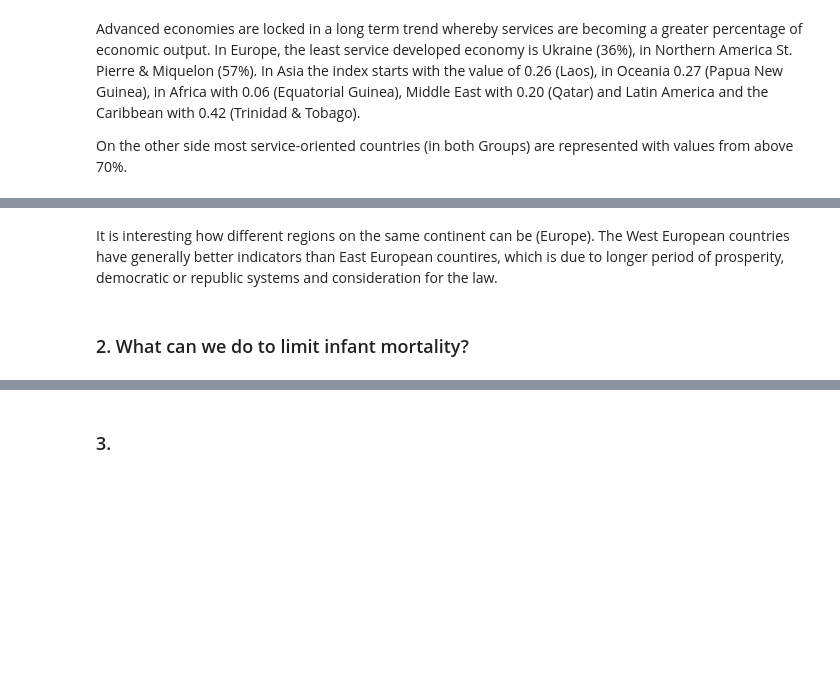
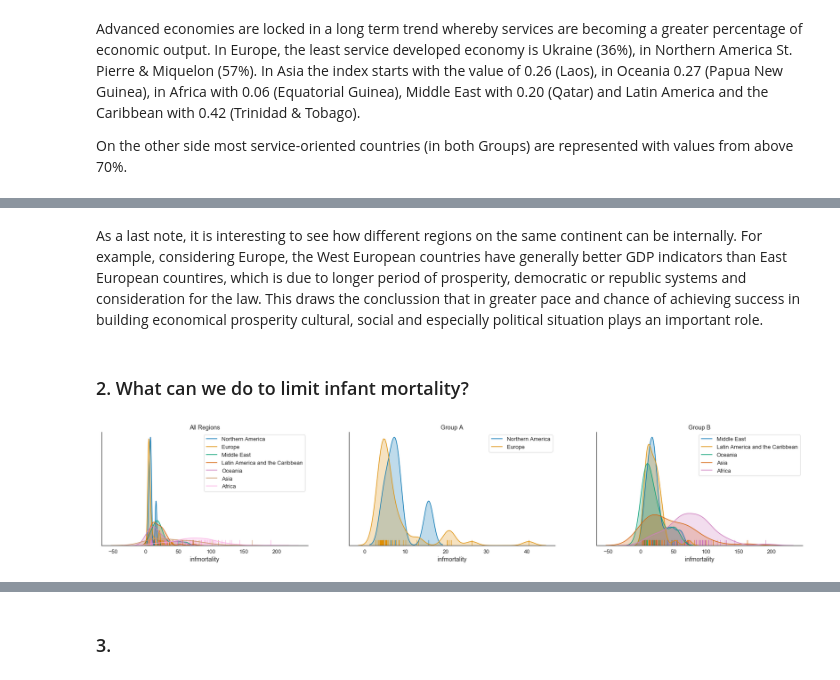
Before and after one commit to ksatola/Countries-of-the-World, a Jupyter notebook: workbook.ipynb, the cells around one changed output, grey strips where cells are left out. Cells and saved outputs as stored; diff of their text form; code cells hidden in the pictures; blank space fills up the shorter version.

```diff
--- a/workbook.ipynb
+++ b/workbook.ipynb
@@ -1416,34 +1381,0 @@ sns.pairplot(x, hue="region2", palette="inferno");
-# %%
-sns.set(style="white", font_scale=1.2, palette='colorblind')
-f, axes = plt.subplots(1, 3, figsize=(20, 5))
-
-sns.despine()
-
-# Agriculture
-sns.distplot(df[df['region2'] == 'Asia'].agriculture, label='Asia', hist=False, kde_kws={"shade":True}, ax=axes[0])
-sns.distplot(df[df['region2'] == 'Africa'].agriculture, label='Africa', hist=False, kde_kws={"shade":True}, ax=axes[0])
-sns.distplot(df[df['region2'] == 'Western Europe'].agriculture, label='Western Europe', hist=False, kde_kws={"shade":True}, ax=axes[0])
-sns.distplot(df[df['region2'] == 'Eastern Europe'].agriculture, label='Eastern Europe', hist=False, kde_kws={"shade":True}, ax=axes[0])
-sns.distplot(df[df['region2'] == 'Latin America and the Caribbean'].agriculture, label='Latin America and the Caribbean', hist=False, kde_kws={"shade":True}, ax=axes[0])
-sns.distplot(df[df['region2'] == 'Northern America'].agriculture, label='Northern America', hist=False, kde_kws={"shade":True}, ax=axes[0])
-
-# Industry
-sns.distplot(df[df['region2'] == 'Asia'].industry, hist=False, kde_kws={"shade":True}, ax=axes[1])
-sns.distplot(df[df['region2'] == 'Africa'].industry, hist=False, kde_kws={"shade":True}, ax=axes[1])
-sns.distplot(df[df['region2'] == 'Western Europe'].industry, hist=False, kde_kws={"shade":True}, ax=axes[1])
-sns.distplot(df[df['region2'] == 'Eastern Europe'].industry, hist=False, kde_kws={"shade":True}, ax=axes[1])
-sns.distplot(df[df['region2'] == 'Latin America and the Caribbean'].industry, hist=False, kde_kws={"shade":True}, ax=axes[1])
-sns.distplot(df[df['region2'] == 'Northern America'].industry, hist=False, kde_kws={"shade":True}, ax=axes[1])
-
-# Service
-sns.distplot(df[df['region2'] == 'Asia'].service, hist=False, kde_kws={"shade":True}, ax=axes[2])
-sns.distplot(df[df['region2'] == 'Africa'].service, hist=False, kde_kws={"shade":True}, ax=axes[2])
-sns.distplot(df[df['region2'] == 'Western Europe'].service, hist=False, kde_kws={"shade":True}, ax=axes[2])
-sns.distplot(df[df['region2'] == 'Eastern Europe'].service, hist=False, kde_kws={"shade":True}, ax=axes[2])
-sns.distplot(df[df['region2'] == 'Latin America and the Caribbean'].service, hist=False, kde_kws={"shade":True}, ax=axes[2])
-sns.distplot(df[df['region2'] == 'Northern America'].service, hist=False, kde_kws={"shade":True}, ax=axes[2])
-
-#plt.legend( loc=2, borderaxespad=0.)
-
-#
-plt.show();
@@ -1503,4 +1382,8 @@ sns.pairplot(x, hue="region2", palette="inferno");
 # %% [markdown]
-It is interesting how different regions on the same continent can be (Europe). The West European countries have generally better indicators than East European countires, which is due to longer period of prosperity, democratic or republic systems and consideration for the law.
+As a last note, it is interesting to see how different regions on the same continent can be internally. For example, considering Europe, the West European countries have generally better GDP indicators than East European countires, which is due to longer period of prosperity, democratic or republic systems and consideration for the law. This draws the conclussion that in greater pace and chance of achieving success in building economical prosperity cultural, social and especially political situation plays an important role.
 # %% [markdown]
 ### 2. What can we do to limit infant mortality?
+# %%
+plot_regions_comparison('infmortality')
+# %% [output]
+[figure, added]
```
Also changed, not shown: parts of 14 cells of this notebook, 3 other files.
